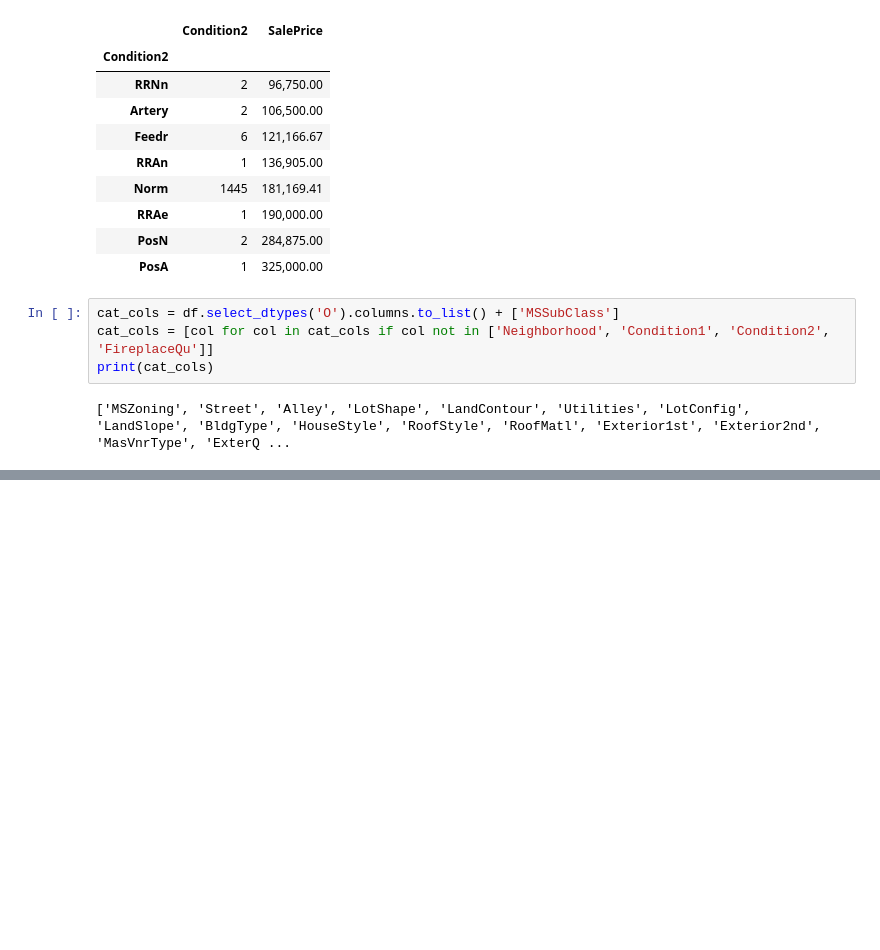
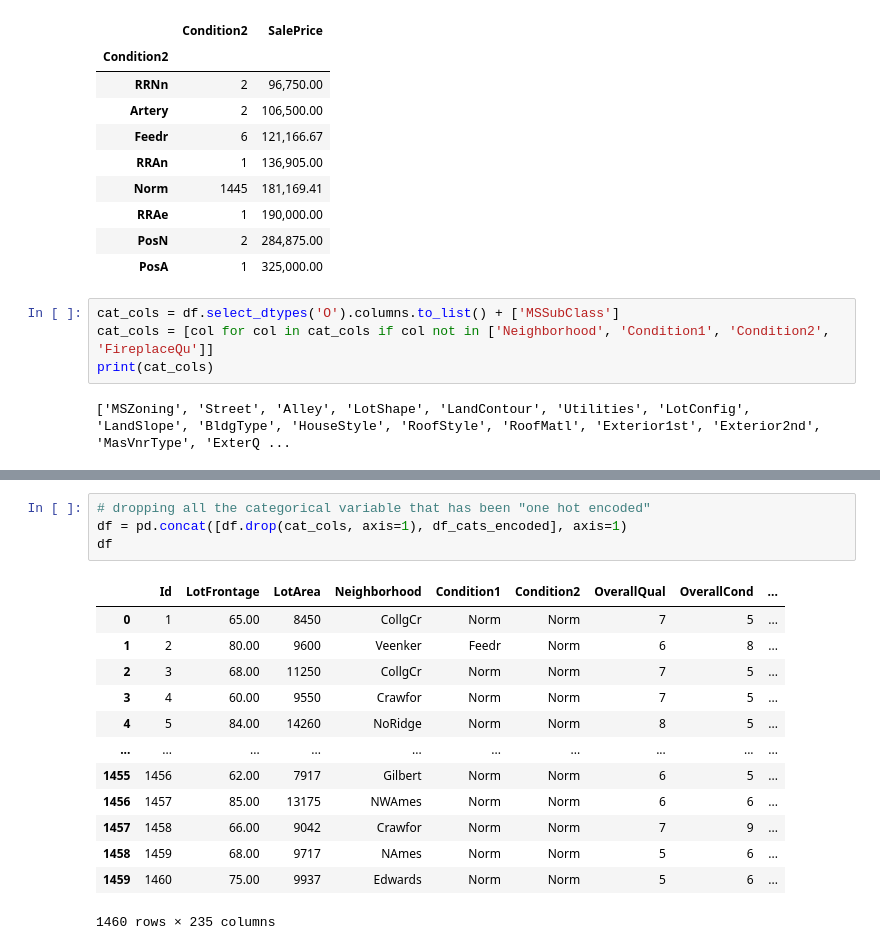
Before and after one commit to karvendhanm/kaggle, a Jupyter notebook: house_prices_prediction/ensemble_with_catboost.ipynb, the cells around one changed output, grey strips where cells are left out. Drawn from its saved outputs; the diff is of its cells as text; blank space fills up the shorter version.

```diff
--- a/house_prices_prediction/ensemble_with_catboost.ipynb
+++ b/house_prices_prediction/ensemble_with_catboost.ipynb
@@ -200,3 +203,21 @@ df_cats_encoded
 | 1458 | 0.00 | 0.00 | 1.00 | 0.00 | 1.00 | 0.00 | 1.00 | 0.00 | ... |
 | 1459 | 0.00 | 0.00 | 1.00 | 0.00 | 1.00 | 0.00 | 1.00 | 0.00 | ... |
 1460 rows × 194 columns
+# %%
+# dropping all the categorical variable that has been "one hot encoded"
+df = pd.concat([df.drop(cat_cols, axis=1), df_cats_encoded], axis=1)
+df
+# %% [output]
+|  | Id | LotFrontage | LotArea | Neighborhood | Condition1 | Condition2 | OverallQual | OverallCond | ... |
+| 0 | 1 | 65.00 | 8450 | CollgCr | Norm | Norm | 7 | 5 | ... |
+| 1 | 2 | 80.00 | 9600 | Veenker | Feedr | Norm | 6 | 8 | ... |
+| 2 | 3 | 68.00 | 11250 | CollgCr | Norm | Norm | 7 | 5 | ... |
+| 3 | 4 | 60.00 | 9550 | Crawfor | Norm | Norm | 7 | 5 | ... |
+| 4 | 5 | 84.00 | 14260 | NoRidge | Norm | Norm | 8 | 5 | ... |
+| ... | ... | ... | ... | ... | ... | ... | ... | ... | ... |
+| 1455 | 1456 | 62.00 | 7917 | Gilbert | Norm | Norm | 6 | 5 | ... |
+| 1456 | 1457 | 85.00 | 13175 | NWAmes | Norm | Norm | 6 | 6 | ... |
+| 1457 | 1458 | 66.00 | 9042 | Crawfor | Norm | Norm | 7 | 9 | ... |
+| 1458 | 1459 | 68.00 | 9717 | NAmes | Norm | Norm | 5 | 6 | ... |
+| 1459 | 1460 | 75.00 | 9937 | Edwards | Norm | Norm | 5 | 6 | ... |
+1460 rows × 235 columns
```
Also changed, not shown: parts of 18 cells of this notebook.
